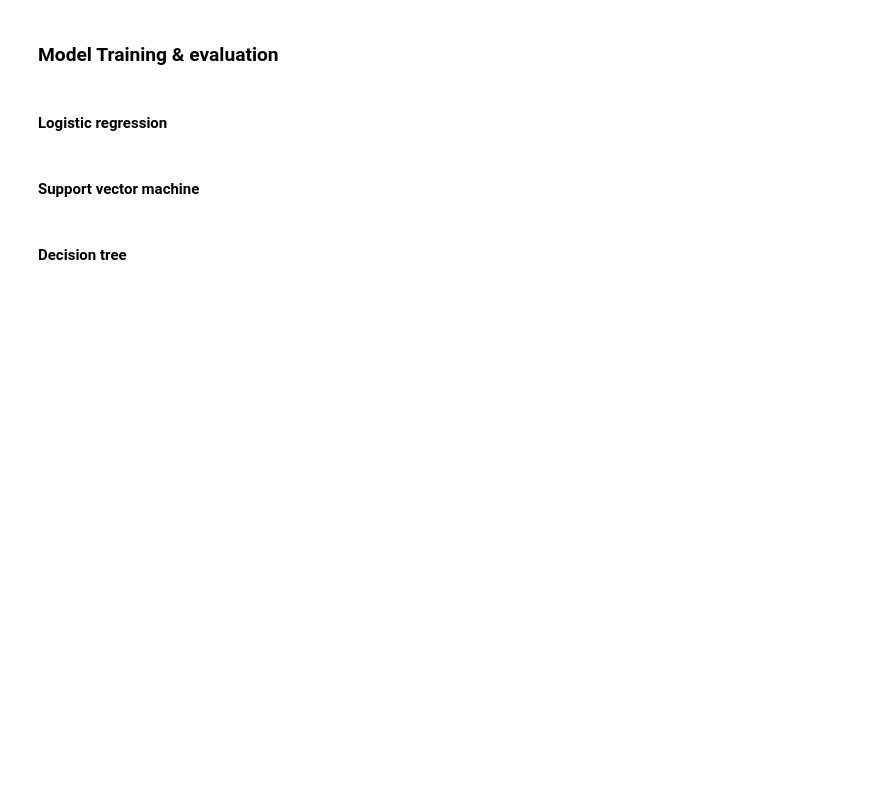
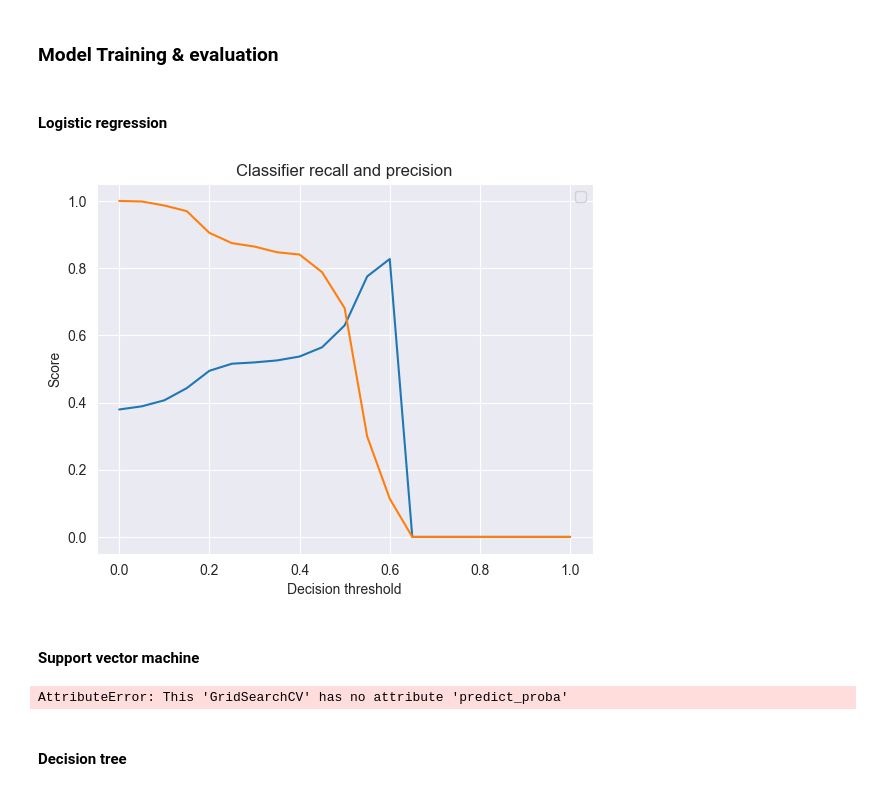
Before and after one commit to bastien-winant/ml-zoomcamp, a Jupyter notebook: midterm/notebook.ipynb, the cells around one changed output. Drawn from its saved outputs; the diff is of its cells as text; code cells hidden in the pictures; blank space fills up the shorter version.

```diff
--- a/midterm/notebook.ipynb
+++ b/midterm/notebook.ipynb
@@ -583,6 +587,32 @@ def hyperparameter_tuning_cv(model, model_params, X, y):
 	grid.fit(X, y)
 
 	return grid
+# %%
+def plot_precision_recall(model, X, y):
+	y_pred = model.predict_proba(X)[:, 1]
+
+	thresholds = np.linspace(0, 1, 21)
+
+	accuracy_scores = []
+	recall_scores = []
+	precision_scores = []
+
+	for t in thresholds:
+		accuracy = accuracy_score(y, y_pred >= t)
+		recall = recall_score(y, y_pred >= t)
+		precision = precision_score(y, y_pred >= t)
+
+		accuracy_scores.append(accuracy)
+		recall_scores.append(recall)
+		precision_scores.append(precision)
+
+	plt.plot(thresholds, precision_scores)
+	plt.plot(thresholds, recall_scores)
+	plt.title('Classifier recall and precision')
+	plt.xlabel('Decision threshold')
+	plt.ylabel('Score')
+	plt.legend()
+	plt.show()
 # %% [markdown]
 #### Logistic regression
 # %%
@@ -596,6 +626,10 @@ lr_grid = hyperparameter_tuning_cv(lr, lr_params, X_train, y_train)
 # %%
 lr_results = pd.DataFrame(lr_grid.cv_results_)
 lr_results['model'] = 'Logistic Regression'
+# %%
+plot_precision_recall(lr_grid, X_val, y_val)
+# %% [output]
+[figure, added]
 # %% [markdown]
 #### Support vector machine
 # %%
@@ -609,6 +643,10 @@ svm_grid = hyperparameter_tuning_cv(svm, svm_params, X_train, y_train)
 # %%
 svm_results = pd.DataFrame(svm_grid.cv_results_)
 svm_results['model'] = 'Support Vector Machine'
+# %%
+plot_precision_recall(svm_grid, X_val, y_val)
+# %% [output]
+AttributeError: This 'GridSearchCV' has no attribute 'predict_proba'
 # %% [markdown]
 #### Decision tree
 # %%
```
Also changed, not shown: parts of 9 cells of this notebook.
